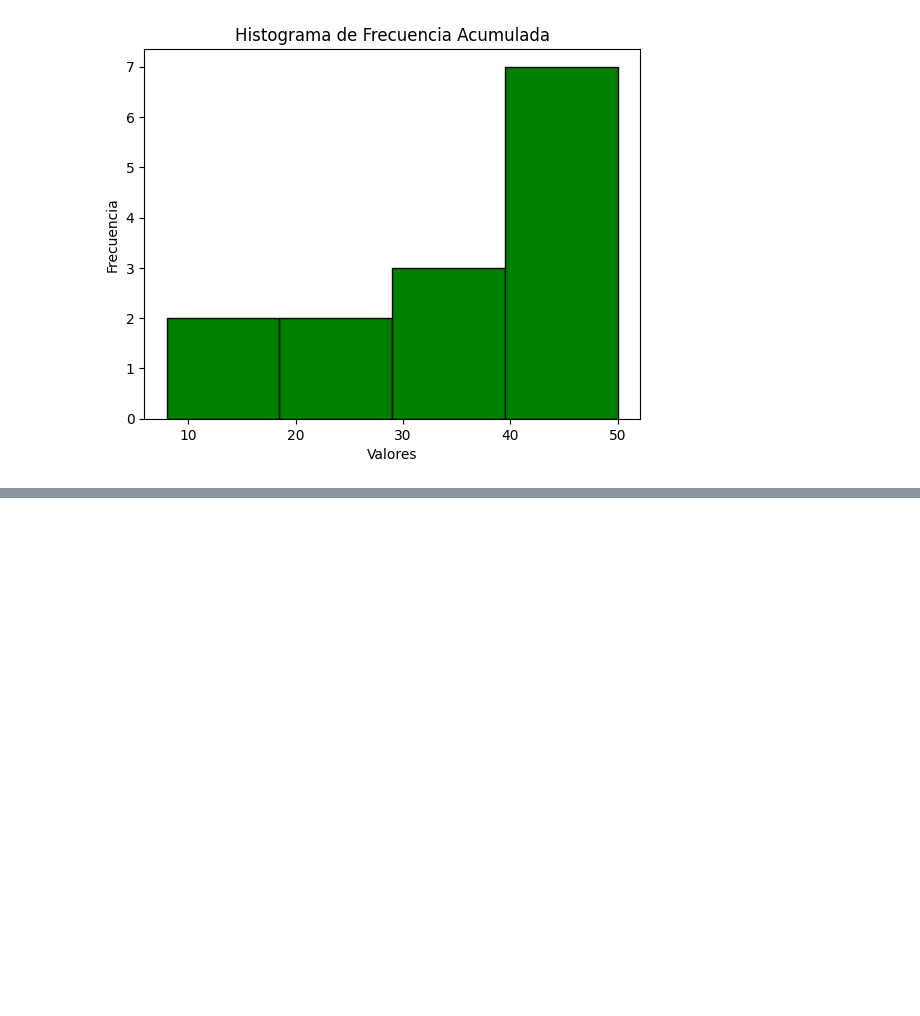
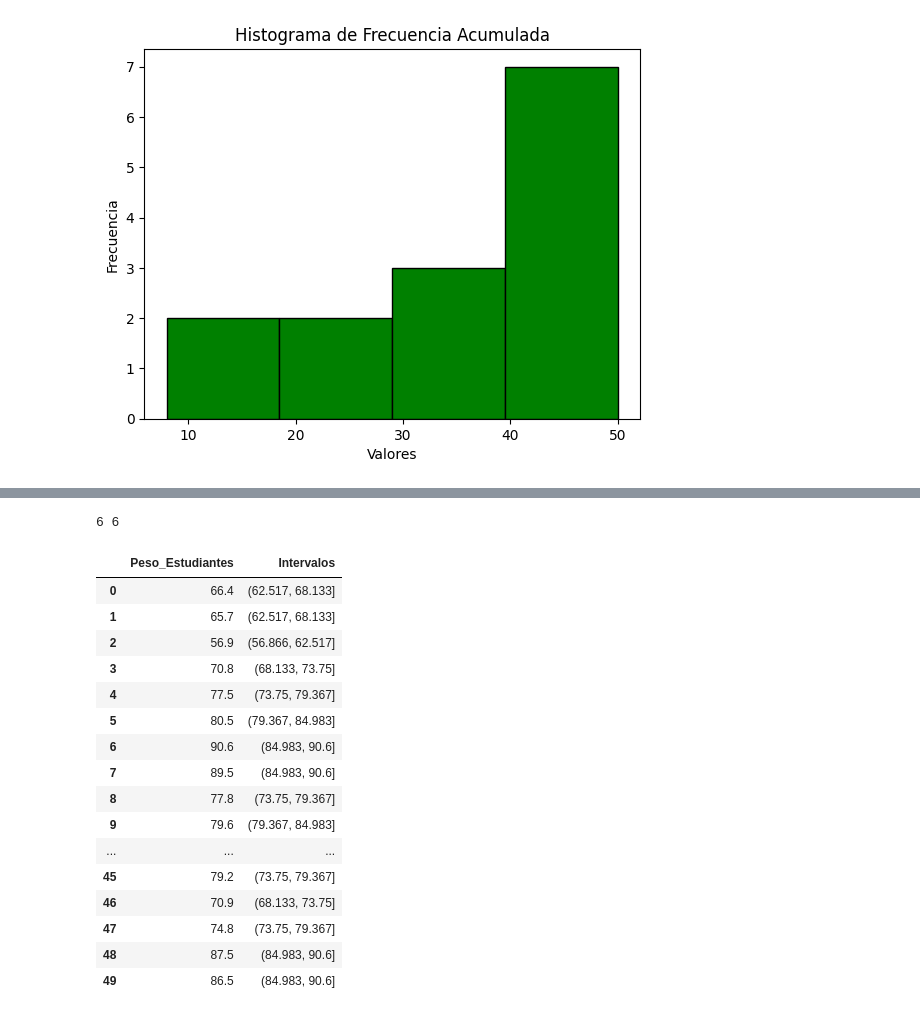
Before and after one commit to DarkKing516/MachineLearning, a Jupyter notebook: clase_random/estadistica.ipynb, the cells around one changed output, grey strips where cells are left out. Saved outputs shown, nothing was run; the diff lists cells and outputs as text; code cells hidden in the pictures; blank space fills up the shorter version.

```diff
--- a/clase_random/estadistica.ipynb
+++ b/clase_random/estadistica.ipynb
@@ -165,3 +165,7 @@ plt.title('Histograma de Frecuencia Acumulada')
 plt.show()
 # %% [output]
 [figure]
+# %%
+datasetUwU = pd.read_excel('Datosestadisticos.xlsx', sheet_name='Cuantitativos_Continuos')
+
+datasetUwU
@@ -167,0 +190,30 @@ plt.show()
+# %%
+num_intervalos = int(1 + 3.322 * np.log10(len(datasetUwU)))
+
+num_intervalo2 = int(1 + np.log2(len(datasetUwU)))
+
+print(num_intervalos, num_intervalo2)
+# %% [output]
+6 6
+# %%
+datasetUwU['Intervalos'] = pd.cut(datasetUwU['Peso_Estudiantes'], bins = num_intervalos)
+datasetUwU['Intervalos'] = pd.cut(datasetUwU['Peso_Estudiantes'], bins=num_intervalos)
+datasetUwU
+# %% [output]
+|  | Peso_Estudiantes | Intervalos |
+| 0 | 66.4 | (62.517, 68.133] |
+| 1 | 65.7 | (62.517, 68.133] |
+| 2 | 56.9 | (56.866, 62.517] |
+| 3 | 70.8 | (68.133, 73.75] |
+| 4 | 77.5 | (73.75, 79.367] |
+| 5 | 80.5 | (79.367, 84.983] |
+| 6 | 90.6 | (84.983, 90.6] |
+| 7 | 89.5 | (84.983, 90.6] |
+| 8 | 77.8 | (73.75, 79.367] |
+| 9 | 79.6 | (79.367, 84.983] |
+| ... | ... | ... |
+| 45 | 79.2 | (73.75, 79.367] |
+| 46 | 70.9 | (68.133, 73.75] |
+| 47 | 74.8 | (73.75, 79.367] |
+| 48 | 87.5 | (84.983, 90.6] |
+| 49 | 86.5 | (84.983, 90.6] |
```
Also changed, not shown: parts of 5 cells of this notebook.
